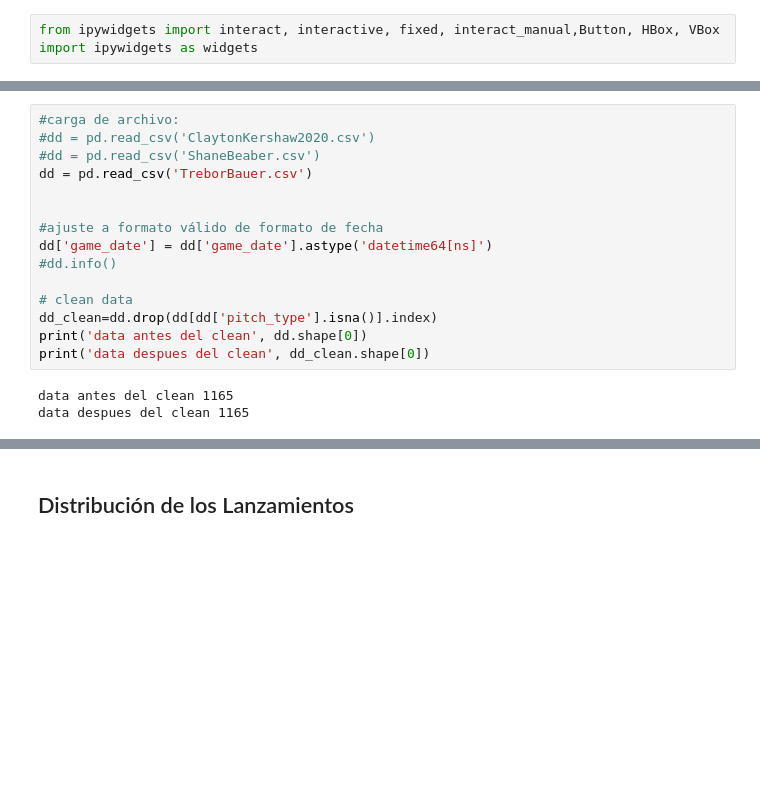
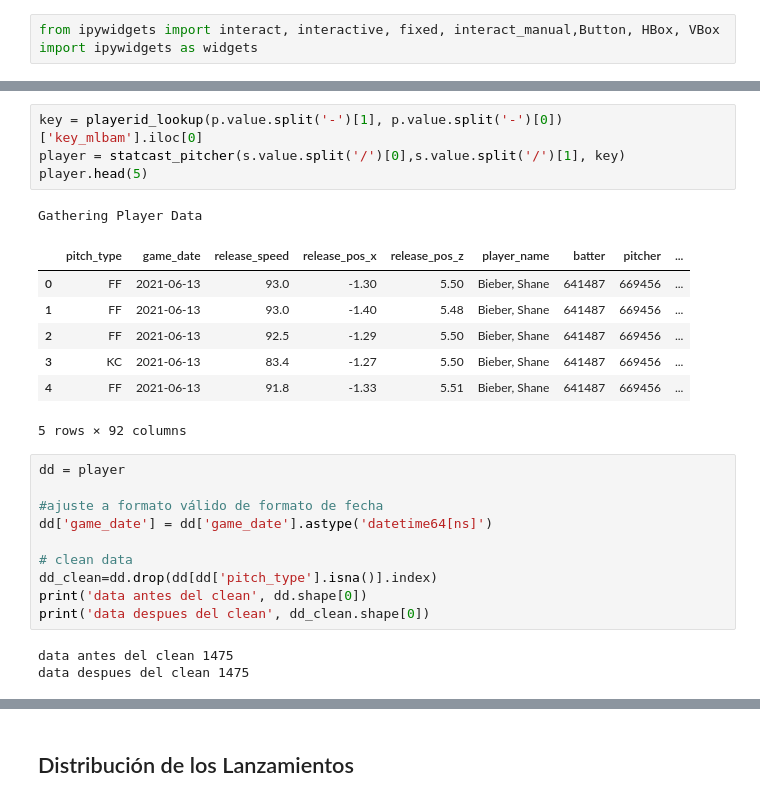
Before and after one commit to justinRH/BeisbolLanzamientos, a Jupyter notebook: PitchAnalysis.ipynb, the cells around one changed output, grey strips where cells are left out. Drawn from its saved outputs; the diff is of its cells as text; blank space fills up the shorter version.

```diff
--- a/PitchAnalysis.ipynb
+++ b/PitchAnalysis.ipynb
@@ -15,18 +53,26 @@ import ipywidgets as widgets
+# %%
+key = playerid_lookup(p.value.split('-')[1], p.value.split('-')[0])['key_mlbam'].iloc[0]
+player = statcast_pitcher(s.value.split('/')[0],s.value.split('/')[1], key)
+player.head(5)
+# %% [output]
+Gathering Player Data
+|  | pitch_type | game_date | release_speed | release_pos_x | release_pos_z | player_name | batter | pitcher | ... |
+| 0 | FF | 2021-06-13 | 93.0 | -1.30 | 5.50 | Bieber, Shane | 641487 | 669456 | ... |
+| 1 | FF | 2021-06-13 | 93.0 | -1.40 | 5.48 | Bieber, Shane | 641487 | 669456 | ... |
+| 2 | FF | 2021-06-13 | 92.5 | -1.29 | 5.50 | Bieber, Shane | 641487 | 669456 | ... |
+| 3 | KC | 2021-06-13 | 83.4 | -1.27 | 5.50 | Bieber, Shane | 641487 | 669456 | ... |
+| 4 | FF | 2021-06-13 | 91.8 | -1.33 | 5.51 | Bieber, Shane | 641487 | 669456 | ... |
+5 rows × 92 columns
 # %%
-#carga de archivo:
-#dd = pd.read_csv('ClaytonKershaw2020.csv')
-#dd = pd.read_csv('ShaneBeaber.csv')
-dd = pd.read_csv('TreborBauer.csv')
-
+dd = player
 
 #ajuste a formato válido de formato de fecha
 dd['game_date'] = dd['game_date'].astype('datetime64[ns]')
-#dd.info()
 
 # clean data
 dd_clean=dd.drop(dd[dd['pitch_type'].isna()].index)
 print('data antes del clean', dd.shape[0])
 print('data despues del clean', dd_clean.shape[0])
 # %% [output]
-data antes del clean 1165
-data despues del clean 1165
+data antes del clean 1475
+data despues del clean 1475
```
Also changed, not shown: parts of 13 cells of this notebook.
